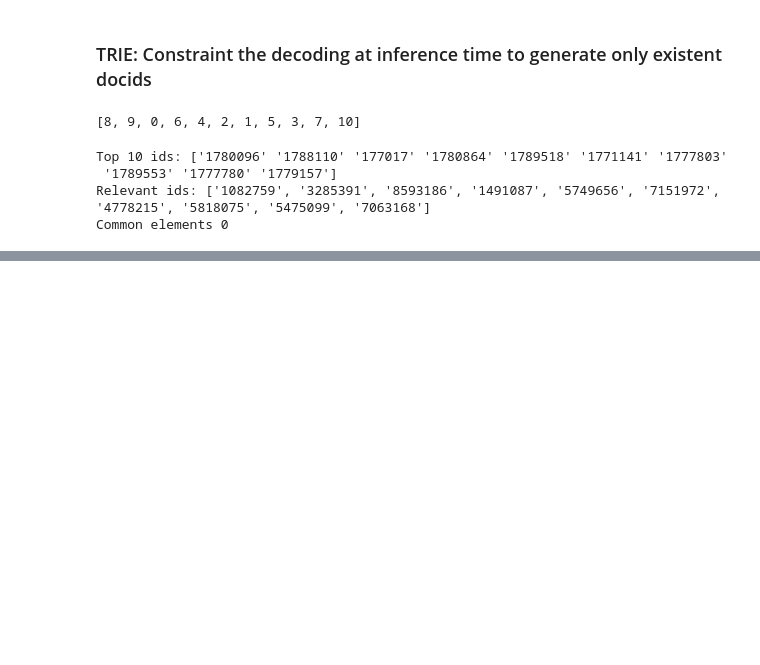
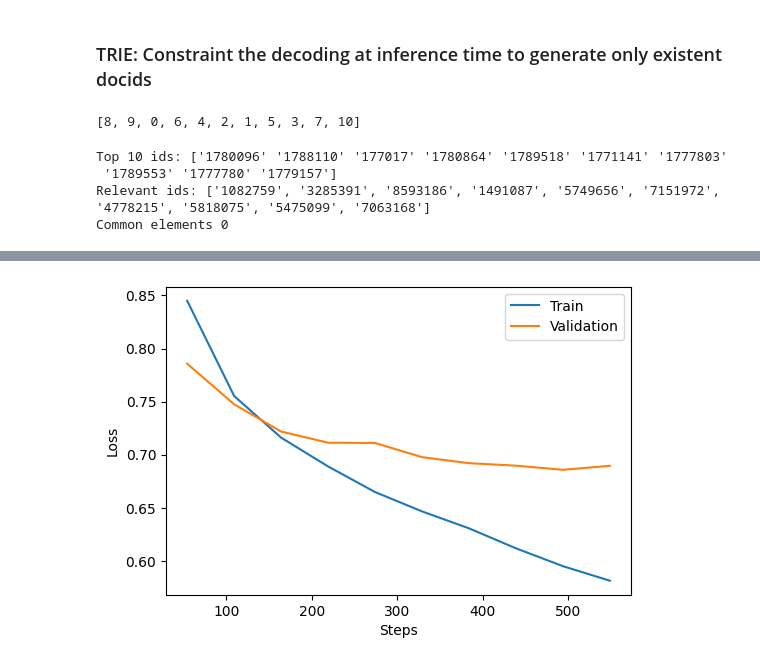
Before and after one commit to AlirezaAccelerates/IR_DSI_project, a Jupyter notebook: main.ipynb, the cells around one changed output, grey strips where cells are left out. Saved outputs shown, nothing was run; the diff lists cells and outputs as text; code cells hidden in the pictures; blank space fills up the shorter version.

```diff
--- a/main.ipynb
+++ b/main.ipynb
@@ -1051,0 +997,5 @@ print(evaluation)
+# %%
+utils.plot_pl_logs_two(
+    './lightning_logs/version_2', 'train_epoch_average', './lightning_logs/version_2', 'validation_epoch_average', './plots/retrieval')
+# %% [output]
+[figure, added]
```
Also changed, not shown: parts of 9 cells of this notebook, 1 other file.
